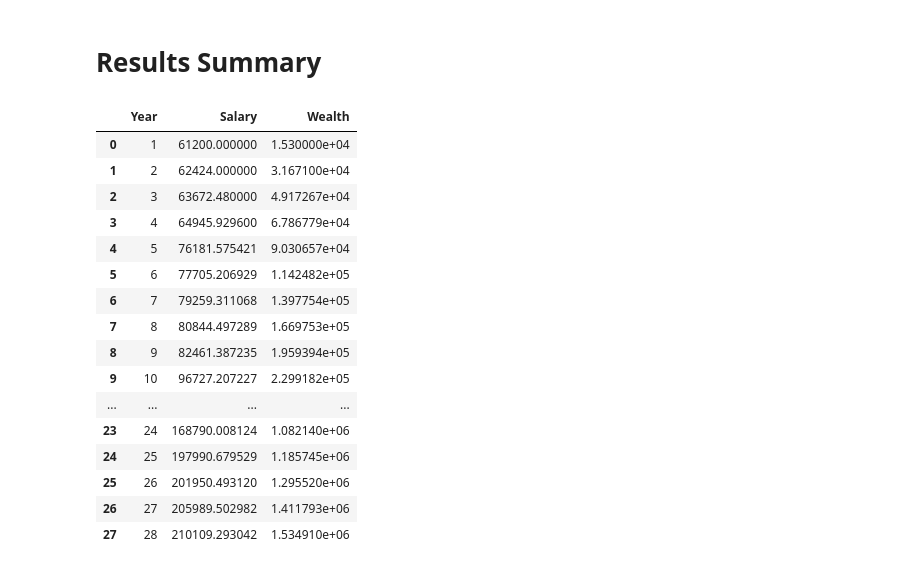
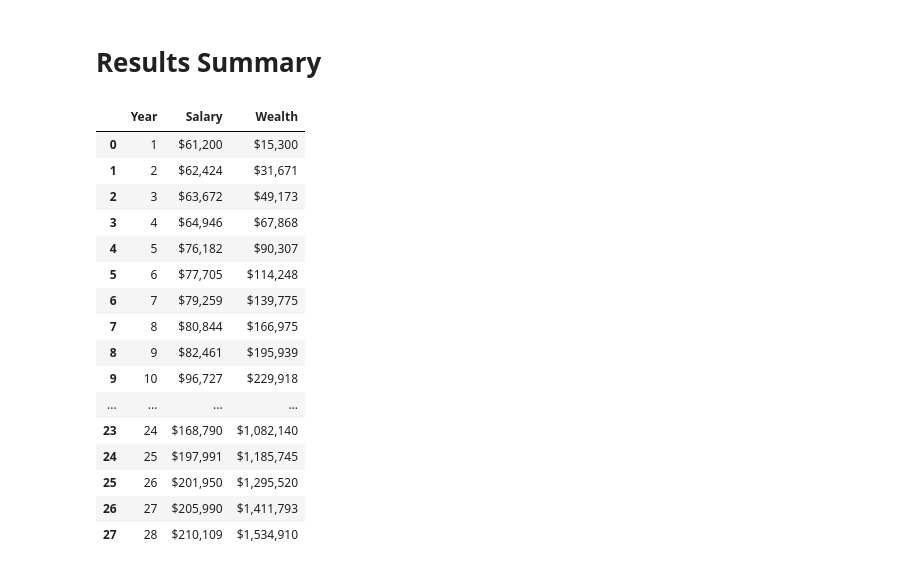
Before and after one commit to Vivek-code-bit/sem4python, a Jupyter notebook: Dynamic Salary Retirement Model.ipynb, the cells around one changed output. Drawn from its saved outputs; the diff is of its cells as text; code cells hidden in the pictures.

```diff
--- a/Dynamic Salary Retirement Model.ipynb
+++ b/Dynamic Salary Retirement Model.ipynb
@@ -152,24 +171,30 @@ def get_salaries_wealths_df(data):
 
     df = pd.DataFrame(df_data_tups, columns = ['Year', 'Salary', 'Wealth'])
     return df
+# %%
+def style_salaries_wealth(df):
+    return df.style.format({
+        'Salary': '${:,.0f}',
+        'Wealth': '${:,.0f}',
+    }).bar(subset=['Salary', 'Wealth'])
 # %%
 df = get_salaries_wealths_df(model_data)
-df
+style_salaries_wealth(df)
 # %% [output]
 |  | Year | Salary | Wealth |
-| 0 | 1 | 61200.000000 | 1.530000e+04 |
-| 1 | 2 | 62424.000000 | 3.167100e+04 |
-| 2 | 3 | 63672.480000 | 4.917267e+04 |
-| 3 | 4 | 64945.929600 | 6.786779e+04 |
-| 4 | 5 | 76181.575421 | 9.030657e+04 |
-| 5 | 6 | 77705.206929 | 1.142482e+05 |
-| 6 | 7 | 79259.311068 | 1.397754e+05 |
-| 7 | 8 | 80844.497289 | 1.669753e+05 |
-| 8 | 9 | 82461.387235 | 1.959394e+05 |
-| 9 | 10 | 96727.207227 | 2.299182e+05 |
+| 0 | 1 | $61,200 | $15,300 |
+| 1 | 2 | $62,424 | $31,671 |
+| 2 | 3 | $63,672 | $49,173 |
+| 3 | 4 | $64,946 | $67,868 |
+| 4 | 5 | $76,182 | $90,307 |
+| 5 | 6 | $77,705 | $114,248 |
+| 6 | 7 | $79,259 | $139,775 |
+| 7 | 8 | $80,844 | $166,975 |
+| 8 | 9 | $82,461 | $195,939 |
+| 9 | 10 | $96,727 | $229,918 |
 | ... | ... | ... | ... |
-| 23 | 24 | 168790.008124 | 1.082140e+06 |
-| 24 | 25 | 197990.679529 | 1.185745e+06 |
-| 25 | 26 | 201950.493120 | 1.295520e+06 |
-| 26 | 27 | 205989.502982 | 1.411793e+06 |
-| 27 | 28 | 210109.293042 | 1.534910e+06 |
+| 23 | 24 | $168,790 | $1,082,140 |
+| 24 | 25 | $197,991 | $1,185,745 |
+| 25 | 26 | $201,950 | $1,295,520 |
+| 26 | 27 | $205,990 | $1,411,793 |
+| 27 | 28 | $210,109 | $1,534,910 |
```
Also changed, not shown: parts of 5 cells of this notebook.
